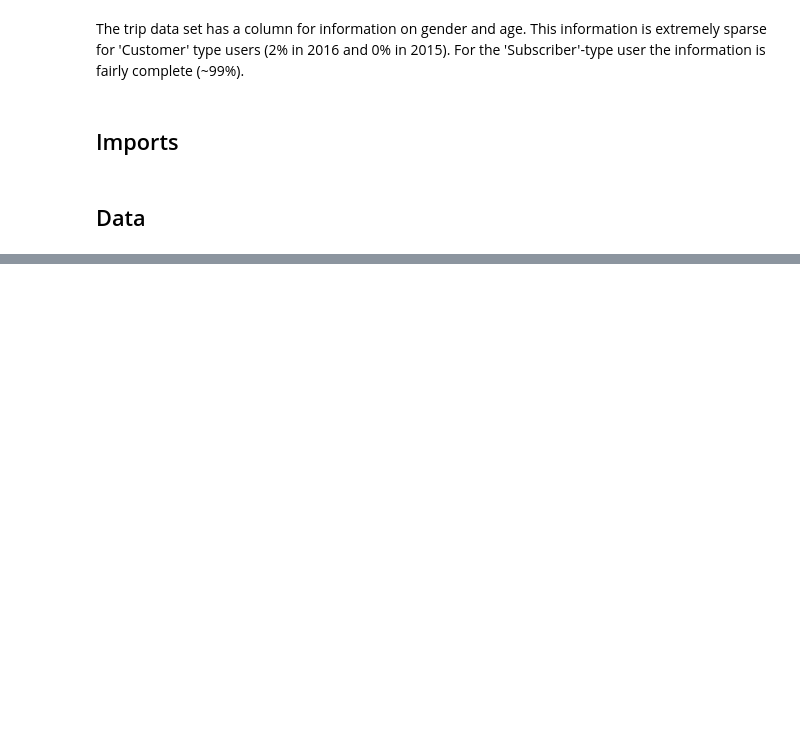
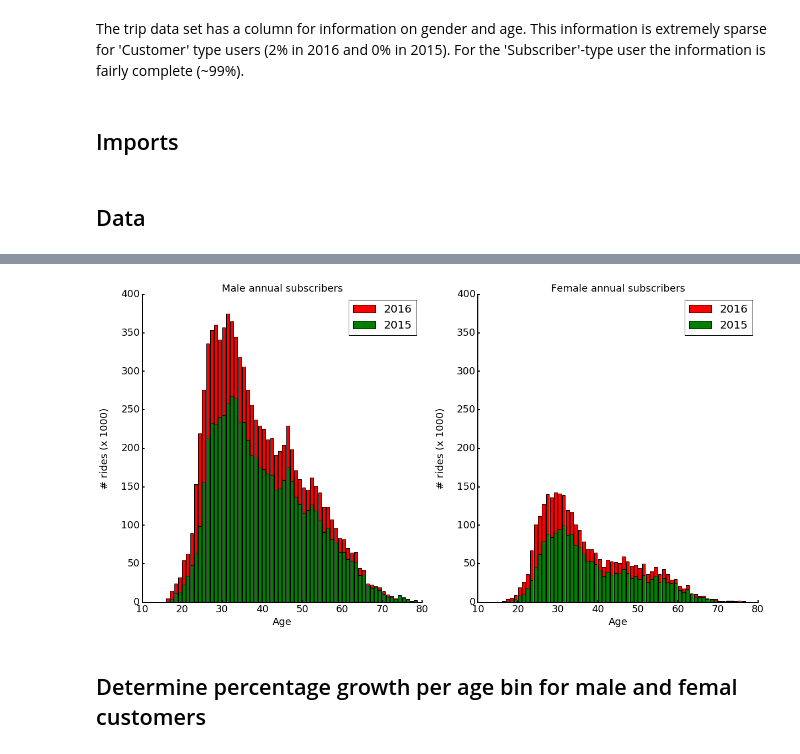
Before and after one commit to cleipski/Citibike, a Jupyter notebook: citibike_05.ipynb, the cells around one changed output, grey strips where cells are left out. Saved outputs shown, nothing was run; the diff lists cells and outputs as text; code cells hidden in the pictures; blank space fills up the shorter version.

Commit message:
Demographics added

```diff
--- a/citibike_05.ipynb
+++ b/citibike_05.ipynb
@@ -25,3 +25,6 @@ import matplotlib.lines as mlines
 ## Data
 # %%
 data_dir = os.path.join(os.getcwd(),'..','..','data')
+# %%
+df_2015 = pd.read_csv(os.path.join(data_dir,'subscriber_age_histogram_2015.csv'))
+df_2016 = pd.read_csv(os.path.join(data_dir,'subscriber_age_histogram_2016.csv'))
@@ -27,0 +40,60 @@ data_dir = os.path.join(os.getcwd(),'..','..','data')
+# %%
+fig, ax = plt.subplots(1,2,figsize=(20, 10))
+# Male
+age = (df_2015['age'][df_2015['age'] < 90],df_2016['age'][df_2016['age'] < 90])
+male = (df_2015['num_males'][df_2015['age'] < 90],df_2016['num_males'][df_2016['age'] < 90])
+# the width of the bars
+width = 0.8
+rects1 = ax[0].bar(age[1], [x/1e3 for x in male[1]], width, color='r', label='2016')
+rects1 = ax[0].bar(age[0], [x/1e3 for x in male[0]], width, color='g', label='2015')
+ax[0].set_title('Male annual subscribers', fontsize=18)
+ax[0].set_xlabel('Age', fontsize=18)
+ax[0].set_ylabel('# rides (x 1000)', fontsize=18, labelpad=20)
+ax[0].legend(prop={'size': 20})
+# Hide the right and top spines
+ax[0].spines['right'].set_visible(False)
+ax[0].spines['top'].set_visible(False)
+# Set witdh of axes spines and ticks
+ax[0].spines['left'].set_linewidth(2)
+ax[0].spines['bottom'].set_linewidth(2)
+ax[0].xaxis.set_tick_params(width=2)
+ax[0].yaxis.set_tick_params(width=2)
+# Only show ticks on the left and bottom spines
+ax[0].yaxis.set_ticks_position('left')
+ax[0].xaxis.set_ticks_position('bottom')
+ax[0].tick_params(labelsize=18)
+ax[0].set_xlim(10,80)
+#
+# Female
+age = (df_2015['age'][df_2015['age'] < 90],df_2016['age'][df_2016['age'] < 90])
+male = (df_2015['num_females'][df_2015['age'] < 90],df_2016['num_females'][df_2016['age'] < 90])
+# the width of the bars
+width = 0.8
+rects1 = ax[1].bar(age[1], [x/1e3 for x in male[1]], width, color='r', label='2016')
+rects1 = ax[1].bar(age[0], [x/1e3 for x in male[0]], width, color='g', label='2015')
+ax[1].set_title('Female annual subscribers', fontsize=18)
+ax[1].set_xlabel('Age', fontsize=18)
+ax[1].set_ylabel('# rides (x 1000)', fontsize=18, labelpad=20)
+ax[1].legend(prop={'size': 20})
+# Hide the right and top spines
+ax[1].spines['right'].set_visible(False)
+ax[1].spines['top'].set_visible(False)
+# Set witdh of axes spines and ticks
+ax[1].spines['left'].set_linewidth(2)
+ax[1].spines['bottom'].set_linewidth(2)
+ax[1].xaxis.set_tick_params(width=2)
+ax[1].yaxis.set_tick_params(width=2)
+# Only show ticks on the left and bottom spines
+ax[1].yaxis.set_ticks_position('left')
+ax[1].xaxis.set_ticks_position('bottom')
+ax[1].tick_params(labelsize=18)
+ax[1].set_xlim(10,80)
+ax[1].set_ylim(0,400)
+
+
+
+plt.savefig(os.path.join(data_dir,'plots','subscriber_demographics_2015_2016.pdf'), bbox_inches='tight')
+# %% [output]
+[figure, added]
+# %% [markdown]
+## Determine percentage growth per age bin for male and femal customers
```
Also changed, not shown: parts of 6 cells of this notebook.
